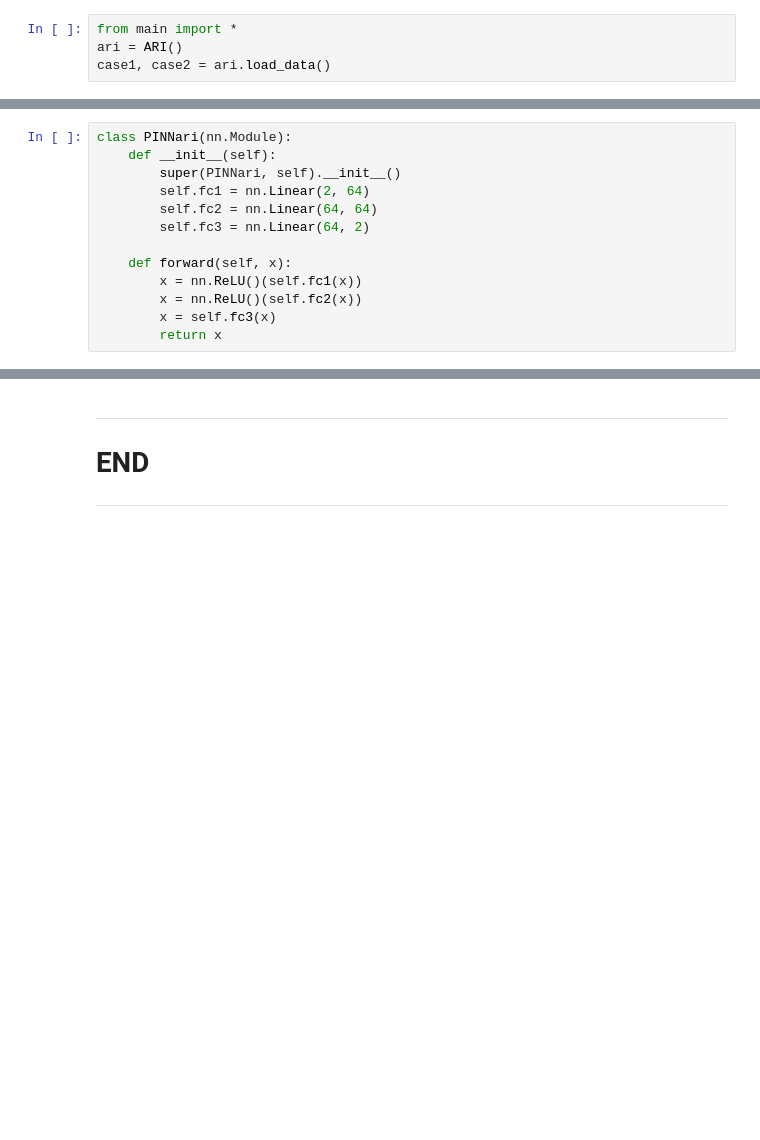
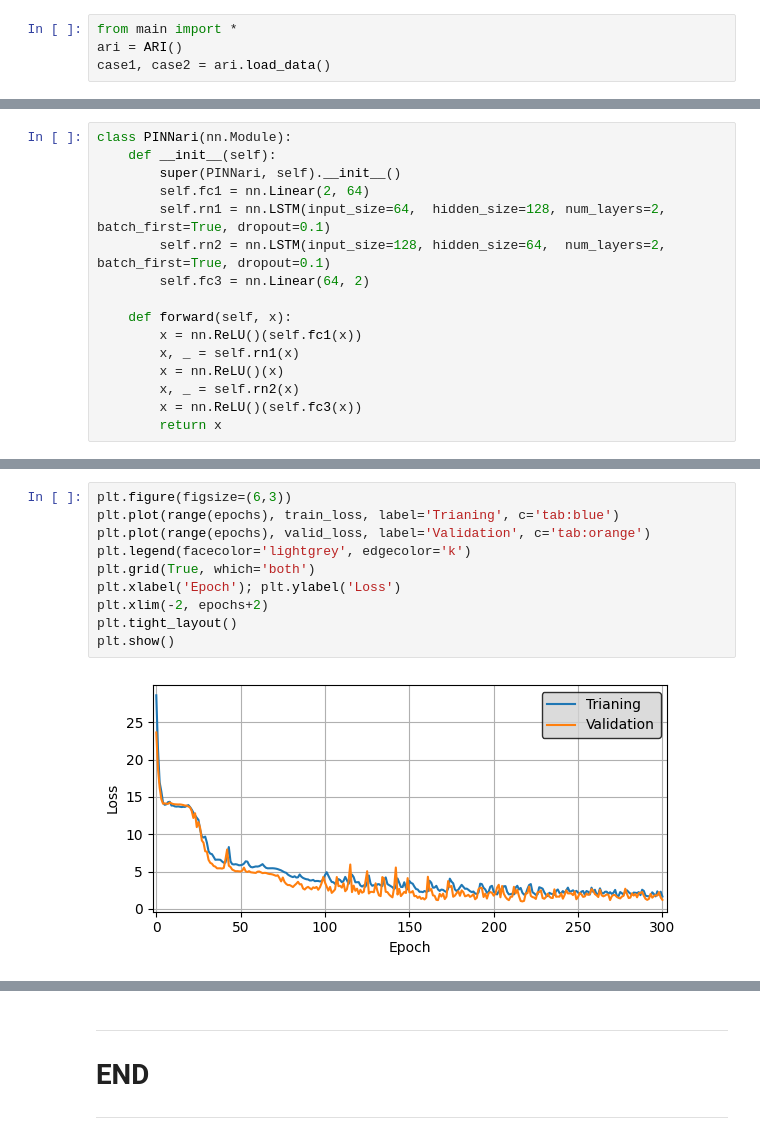
Before and after one commit to misaelmmorales/Anisotropic-Resistivity-Inversion, a Jupyter notebook: main_nb.ipynb, the cells around one changed output, grey strips where cells are left out. Drawn from its saved outputs; the diff is of its cells as text; blank space fills up the shorter version.

```diff
--- a/main_nb.ipynb
+++ b/main_nb.ipynb
@@ -92,13 +91,16 @@ class PINNari(nn.Module):
     def __init__(self):
         super(PINNari, self).__init__()
         self.fc1 = nn.Linear(2, 64)
-        self.fc2 = nn.Linear(64, 64)
+        self.rn1 = nn.LSTM(input_size=64,  hidden_size=128, num_layers=2, batch_first=True, dropout=0.1)
+        self.rn2 = nn.LSTM(input_size=128, hidden_size=64,  num_layers=2, batch_first=True, dropout=0.1)
         self.fc3 = nn.Linear(64, 2)
 
     def forward(self, x):
         x = nn.ReLU()(self.fc1(x))
-        x = nn.ReLU()(self.fc2(x))
-        x = self.fc3(x)
+        x, _ = self.rn1(x)
+        x = nn.ReLU()(x)
+        x, _ = self.rn2(x)
+        x = nn.ReLU()(self.fc3(x))
         return x
 # %%
 class PhysicsInformedLoss(torch.nn.Module):
@@ -160,3 +186,15 @@ Epoch: 900 | Loss: 12.8297
+# %%
+plt.figure(figsize=(6,3))
+plt.plot(range(epochs), train_loss, label='Trianing', c='tab:blue')
+plt.plot(range(epochs), valid_loss, label='Validation', c='tab:orange')
+plt.legend(facecolor='lightgrey', edgecolor='k')
+plt.grid(True, which='both')
+plt.xlabel('Epoch'); plt.ylabel('Loss')
+plt.xlim(-2, epochs+2)
+plt.tight_layout()
+plt.show()
+# %% [output]
+[figure, added]
 # %%
 y = model(inputs).detach().numpy()
 csh_pred, rss_pred = y[:,0], y[:,1]
```
Also changed, not shown: parts of 17 cells of this notebook, 5 other files.
